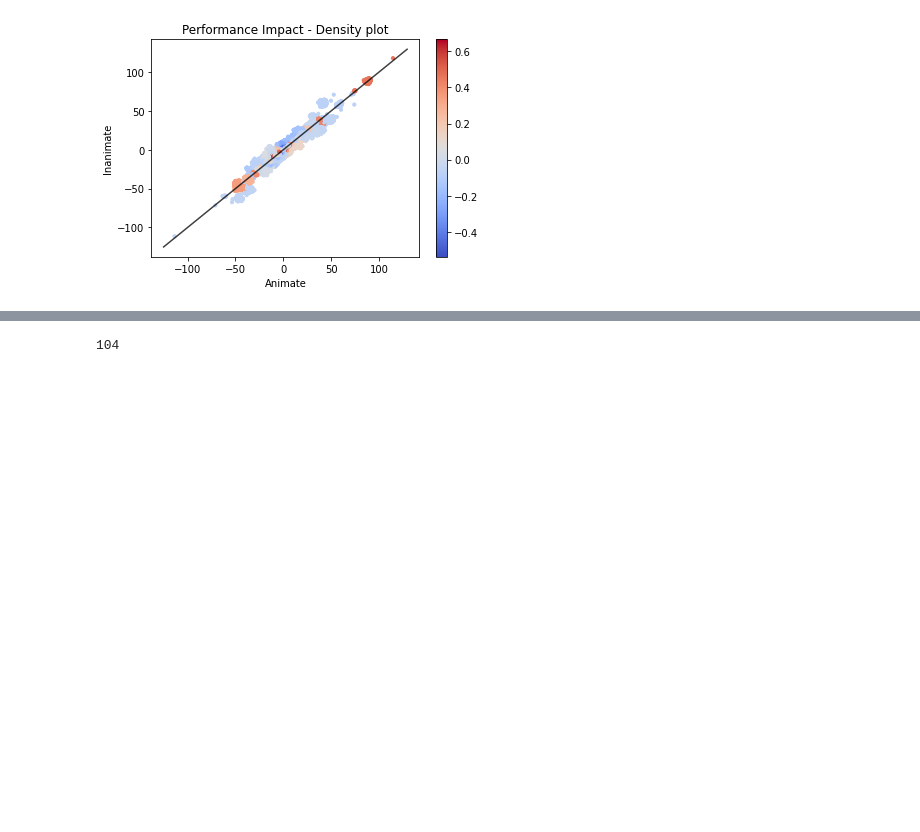
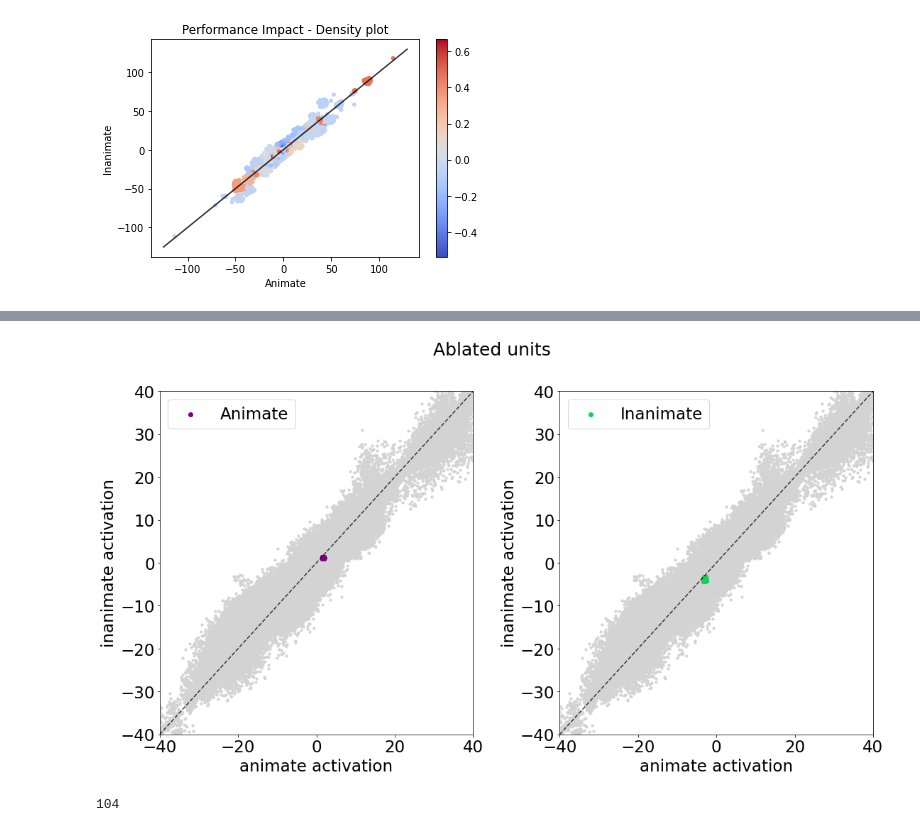
Before and after one commit to SNaGLab/Cognitive-Parcellation, a Jupyter notebook: code/experiments/mobilenet_v2_step_2.ipynb, the cells around one changed output, grey strips where cells are left out. Drawn from its saved outputs; the diff is of its cells as text; code cells hidden in the pictures; blank space fills up the shorter version.

Commit message:
MobileNetV2 lesion

```diff
--- a/code/experiments/mobilenet_v2_step_2.ipynb
+++ b/code/experiments/mobilenet_v2_step_2.ipynb
@@ -1057,3 +1206,34 @@ plt.savefig('../../results/'+str(method)+'_results_density_p.png', format='png',
+# %%
+fig, ax = plt.subplots(figsize=(16,9))
+matplotlib.rcParams["font.size"] = 23
+fig.suptitle('Ablated units', fontsize=25)
+
+
+plt.subplot(1, 2, 1)
+plt.scatter(x,y, c='lightgray', s=10,vmin=-1, vmax=1)
+plt.scatter(spax, spay, label='Animate',color='#800080')
+plt.plot([-40,40],[-40,40], 'k--', color='black', alpha=0.75)
+plt.xlim([-40,40])
+plt.ylim([-40,40])
+plt.ylabel('inanimate activation')
+plt.xlabel('animate activation')
+plt.legend()
+
+plt.subplot(1, 2, 2)
+plt.scatter( x,y, c='lightgray', s=10,vmin=-1, vmax=1)
+plt.scatter(spix, spiy, color='#15CF5F', label='Inanimate')
+plt.plot([-40,40],[-40,40], 'k--', color='black', alpha=0.75)
+plt.xlim([-40,40])
+plt.ylim([-40,40])
+plt.ylabel('inanimate activation')
+plt.xlabel('animate activation')
+
+plt.legend()
+
+plt.tight_layout()
+plt.savefig('../../results/mobile_scatter.png')
+# %% [output]
+[figure, added]
 # %%
 model = MobileNetV2( input_shape=None, alpha=0.35,include_top=True, weights="imagenet",input_tensor=None, pooling=None, classes=1000, classifier_activation="softmax", lambda_mask = lambda_mask)
 # %%
```
Also changed, not shown: parts of 20 cells of this notebook, 11 other files.
